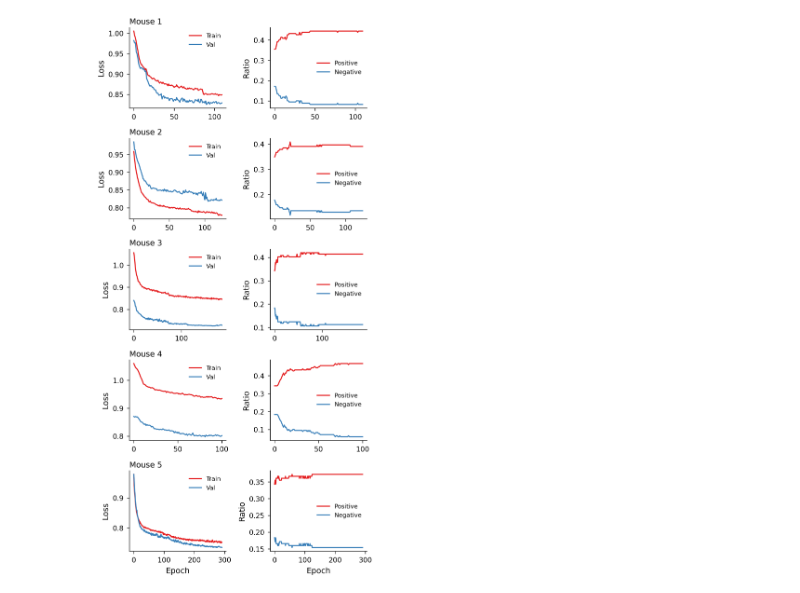
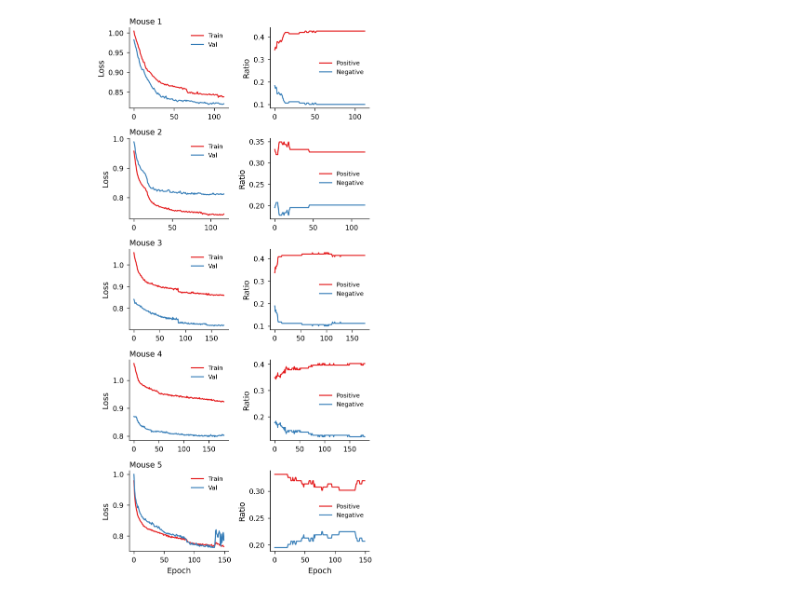
Before and after one commit to ylx6266/NEXUS, a Jupyter notebook: analyse_notebook/Calcium_train_process.ipynb, the cells around one changed output. Drawn from its saved outputs; the diff is of its cells as text; code cells hidden in the pictures.

```diff
--- a/analyse_notebook/Calcium_train_process.ipynb
+++ b/analyse_notebook/Calcium_train_process.ipynb
@@ -30,7 +30,7 @@ num_mice = 5
 fig, axes = plt.subplots(num_mice, 2, figsize=(4.5, 1.8 * num_mice))
 
 for i in range(num_mice):
-    save_dir = f"./result/mouse_{i}/stage_0/"
+    save_dir = f"./result_new/mouse_{i}/stage_0/"
     train_path = os.path.join(save_dir, "train_losses.npy")
     val_path = os.path.join(save_dir, "val_losses.npy")
     epoch_graphs_path = os.path.join(save_dir, "epoch_avg_graphs.npy")
@@ -59,32 +59,32 @@ for i in range(num_mice):
     neg_epoch = np.sum(epoch_graphs < 0, axis=(1,2)) / (N*N)
     epochs = np.arange(E)
 
     ax = axes[i, 0]
     ax.plot(epochs, train_losses, color='#E41A1C', linewidth=1.2, label='Train')
     ax.plot(epochs, val_losses, color='#377EB8', linewidth=1.2, label='Val')
     ax.set_ylabel('Loss')
     ax.set_title(f'Mouse {i+1}', loc='left', fontsize=9, pad=4)
     ax.spines['top'].set_visible(False)
     ax.spines['right'].set_visible(False)
     ax.tick_params(axis='both', which='major', labelsize=8)
     ax.legend()
 
     ax = axes[i, 1]
     ax.plot(epochs, pos_epoch, color='#E41A1C', linewidth=1.2, label='Positive')
     ax.plot(epochs, neg_epoch, color='#377EB8', linewidth=1.2, label='Negative')
     ax.set_ylabel('Ratio')
     ax.spines['top'].set_visible(False)
     ax.spines['right'].set_visible(False)
     ax.tick_params(axis='both', which='major', labelsize=8)
     ax.legend()
 
     if i == num_mice - 1:
         axes[i, 0].set_xlabel('Epoch')
         axes[i, 1].set_xlabel('Epoch')
 
 plt.tight_layout(pad=0.5, h_pad=1.2, w_pad=1.0)
-fig_path = "./result/all_mice_individual_metrics.png"
+fig_path = "./result_new/all_mice_individual_metrics.png"
 plt.savefig(fig_path, dpi=600, bbox_inches='tight', facecolor='white')
 plt.show()
 # %% [output]
-[figure, old version]
+[figure, new version]
```
Also changed, not shown: 1 other file.
